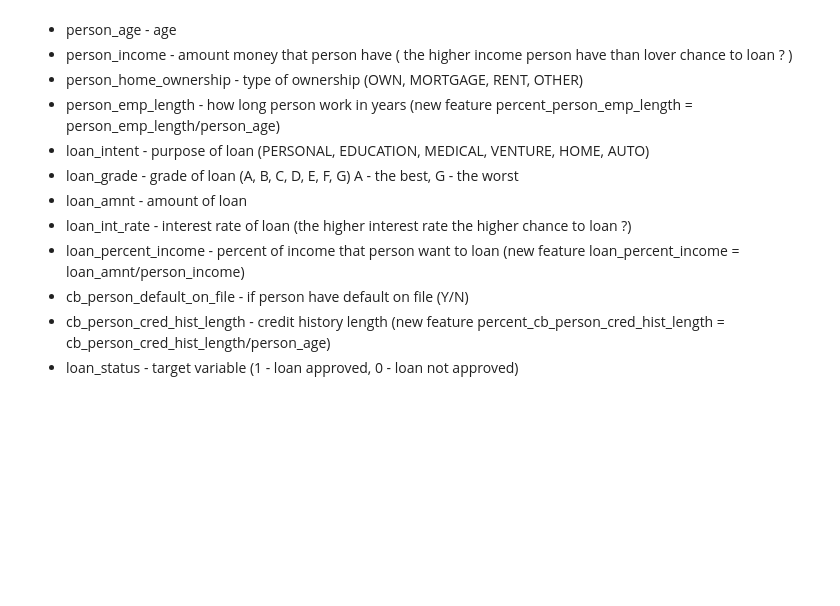
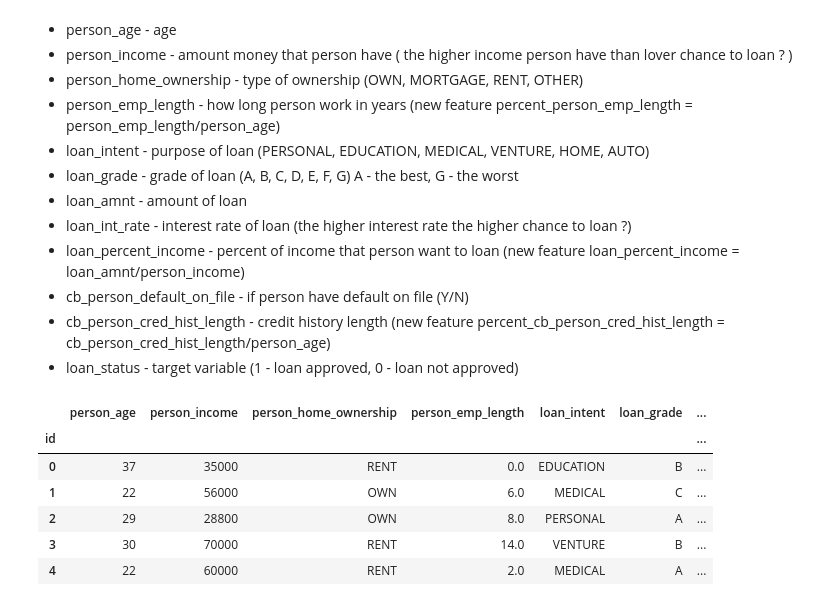
Before and after one commit to KevinShindel/MachineLearning, a Jupyter notebook: Kaggle/Challenges/Loan Approval Prediction.ipynb, the cells around one changed output. Saved outputs shown, nothing was run; the diff lists cells and outputs as text; code cells hidden in the pictures; blank space fills up the shorter version.

Commit message:
Refactor and new Kaggle Challenges

```diff
--- a/Kaggle/Challenges/Loan Approval Prediction.ipynb
+++ b/Kaggle/Challenges/Loan Approval Prediction.ipynb
@@ -39,4 +52,18 @@ from sklearn.model_selection import cross_val_score
+# %%
+submission_path = '/kaggle/working/submission.csv'
+test_path = './data/loan/test.csv' # '/kaggle/input/playground-series-s4e10/test.csv'
+train_path = './data/loan/train.csv' # '/kaggle/input/playground-series-s4e10/train.csv'
 # %%
 # load the dataset
-test = pd.read_csv('data/loan/test.csv', index_col='id')
-train = pd.read_csv('data/loan/train.csv', index_col='id')
+test = pd.read_csv(test_path, index_col='id')
+train = pd.read_csv(train_path, index_col='id')
+# %%
+train.head()
+# %% [output]
+|  | person_age | person_income | person_home_ownership | person_emp_length | loan_intent | loan_grade | ... |
+| id |  |  |  |  |  |  | ... |
+| 0 | 37 | 35000 | RENT | 0.0 | EDUCATION | B | ... |
+| 1 | 22 | 56000 | OWN | 6.0 | MEDICAL | C | ... |
+| 2 | 29 | 28800 | OWN | 8.0 | PERSONAL | A | ... |
+| 3 | 30 | 70000 | RENT | 14.0 | VENTURE | B | ... |
+| 4 | 22 | 60000 | RENT | 2.0 | MEDICAL | A | ... |
```
Also changed, not shown: parts of 44 cells of this notebook, 18 other files.
